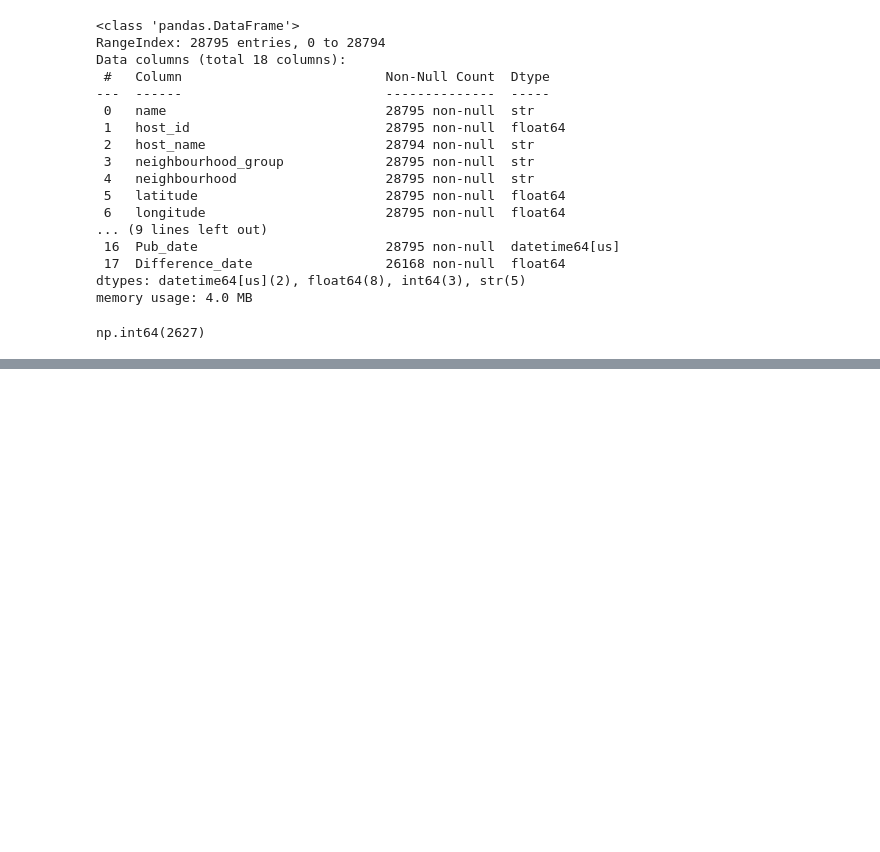
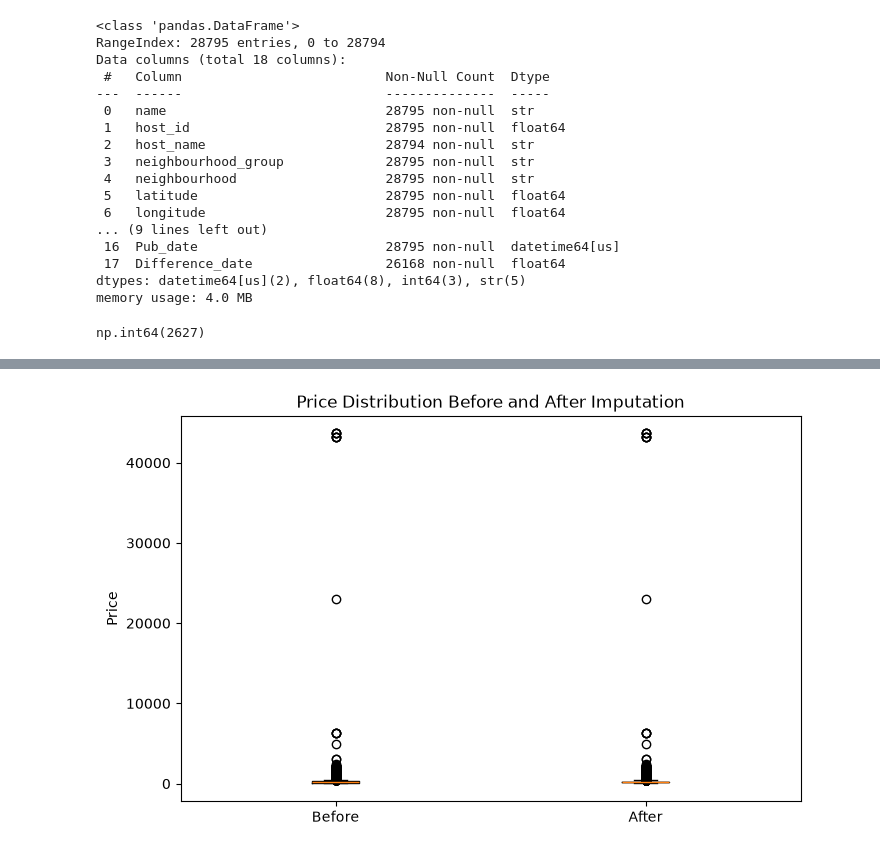
Before and after one commit to KULDEEP1994KR/GRP_Project_422_201, a Jupyter notebook: week_8/Christ_data.ipynb, the cells around one changed output, grey strips where cells are left out. Cells and saved outputs as stored; diff of their text form; code cells hidden in the pictures; blank space fills up the shorter version.

```diff
--- a/week_8/Christ_data.ipynb
+++ b/week_8/Christ_data.ipynb
@@ -109,0 +574,8 @@ np.int64(2627)
+# %%
+price_before = df_all_christ['price'].copy()
+# %%
+df_all_christ['price'] = (
+    df_all_christ
+    .groupby(['room_type', 'neighbourhood'])['price']
+    .transform(lambda x: x.fillna(x.median()))
+)
@@ -109,0 +610,13 @@ np.int64(2627)
+# %%
+plt.figure(figsize=(8, 5))
+
+plt.boxplot(
+     [price_before.dropna(), df_all_christ['price'].dropna()],
+     tick_labels=['Before', 'After']
+)
+
+plt.ylabel('Price')
+plt.title('Price Distribution Before and After Imputation')
+plt.show()
+# %% [output]
+[figure, added]
```
Also changed, not shown: parts of 44 cells of this notebook, 1 other file.
